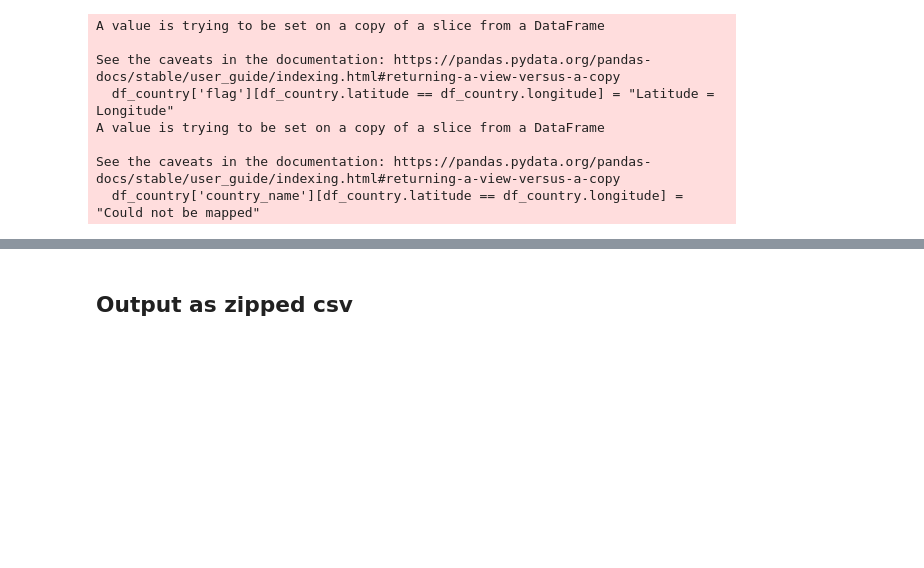
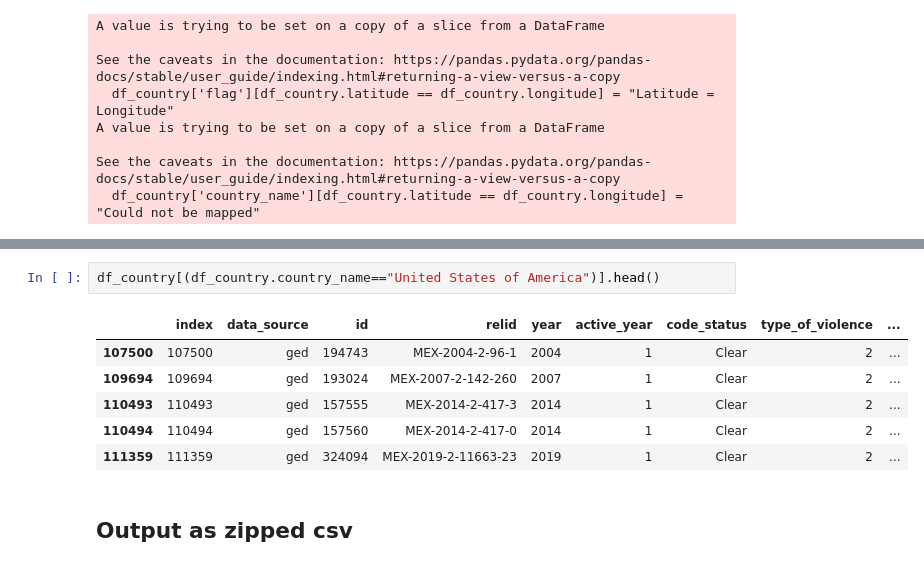
Before and after one commit to owid/notebooks, a Jupyter notebook: JoeHasell/UCDP and PRIO/UCDP_georeferenced/ucdp_country_extract.ipynb, the cells around one changed output, grey strips where cells are left out. Drawn from its saved outputs; the diff is of its cells as text; blank space fills up the shorter version.

```diff
--- a/JoeHasell/UCDP and PRIO/UCDP_georeferenced/ucdp_country_extract.ipynb
+++ b/JoeHasell/UCDP and PRIO/UCDP_georeferenced/ucdp_country_extract.ipynb
@@ -178,3 +202,12 @@ See the caveats in the documentation: https://pandas.pydata.org/pandas-docs/stab
+# %%
+df_country[(df_country.country_name=="United States of America")].head()
+# %% [output]
+|  | index | data_source | id | relid | year | active_year | code_status | type_of_violence | ... |
+| 107500 | 107500 | ged | 194743 | MEX-2004-2-96-1 | 2004 | 1 | Clear | 2 | ... |
+| 109694 | 109694 | ged | 193024 | MEX-2007-2-142-260 | 2007 | 1 | Clear | 2 | ... |
+| 110493 | 110493 | ged | 157555 | MEX-2014-2-417-3 | 2014 | 1 | Clear | 2 | ... |
+| 110494 | 110494 | ged | 157560 | MEX-2014-2-417-0 | 2014 | 1 | Clear | 2 | ... |
+| 111359 | 111359 | ged | 324094 | MEX-2019-2-11663-23 | 2019 | 1 | Clear | 2 | ... |
 # %% [markdown]
 ## Output as zipped csv
 # %%
```
Also changed, not shown: parts of 4 cells of this notebook, 4 other files.
